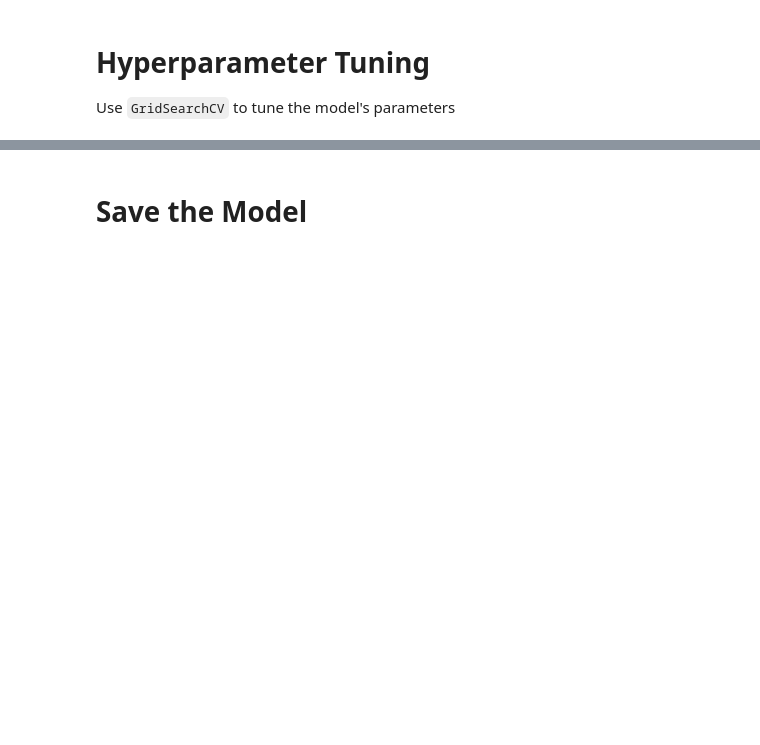
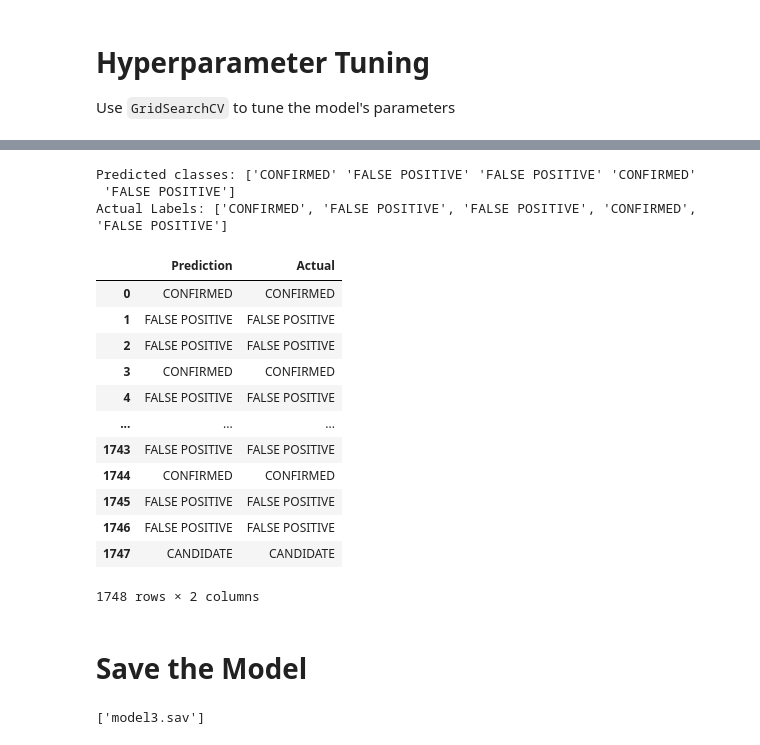
Before and after one commit to nfcresta/machine-learning-challenge, a Jupyter notebook: Logistic Regression Model 2/model_3.ipynb, the cells around one changed output, grey strips where cells are left out. Cells and saved outputs as stored; diff of their text form; code cells hidden in the pictures; blank space fills up the shorter version.

```diff
--- a/Logistic Regression Model 2/model_3.ipynb
+++ b/Logistic Regression Model 2/model_3.ipynb
@@ -148,3 +230,28 @@ print(grid2.best_score_)
+# %%
+# show predictions
+predict = model3.predict(X_test_scaled)
+print(f"Predicted classes: {predict[:5]}")
+print(f"Actual Labels: {list(y_test[:5])}")
+# %% [output]
+Predicted classes: ['CONFIRMED' 'FALSE POSITIVE' 'FALSE POSITIVE' 'CONFIRMED'
+ 'FALSE POSITIVE']
+Actual Labels: ['CONFIRMED', 'FALSE POSITIVE', 'FALSE POSITIVE', 'CONFIRMED', 'FALSE POSITIVE']
+# %%
+pd.DataFrame({"Prediction": predict, "Actual": y_test}).reset_index(drop=True)
+# %% [output]
+|  | Prediction | Actual |
+| 0 | CONFIRMED | CONFIRMED |
+| 1 | FALSE POSITIVE | FALSE POSITIVE |
+| 2 | FALSE POSITIVE | FALSE POSITIVE |
+| 3 | CONFIRMED | CONFIRMED |
+| 4 | FALSE POSITIVE | FALSE POSITIVE |
+| ... | ... | ... |
+| 1743 | FALSE POSITIVE | FALSE POSITIVE |
+| 1744 | CONFIRMED | CONFIRMED |
+| 1745 | FALSE POSITIVE | FALSE POSITIVE |
+| 1746 | FALSE POSITIVE | FALSE POSITIVE |
+| 1747 | CANDIDATE | CANDIDATE |
+1748 rows × 2 columns
 # %% [markdown]
 # Save the Model
 # %%
@@ -153,5 +260,7 @@ print(grid2.best_score_)
 # be sure to turn this in to BCS
 # if joblib fails to import, try running the command to install in terminal/git-bash
 import joblib
-filename = 'your_name.sav'
-joblib.dump(your_model, filename)
+filename = 'model3.sav'
+joblib.dump(model3, filename)
+# %% [output]
+['model3.sav']
```
Also changed, not shown: parts of 9 cells of this notebook, 1 other file.
